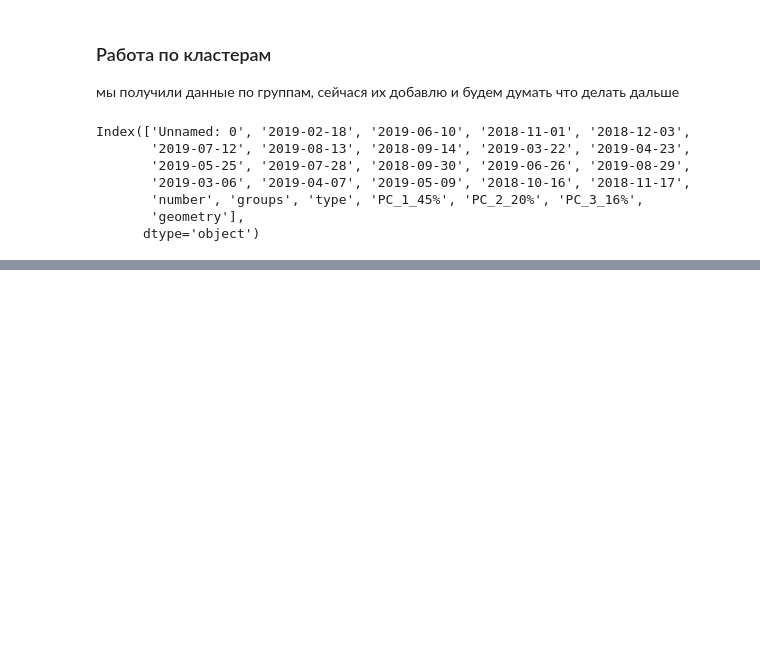
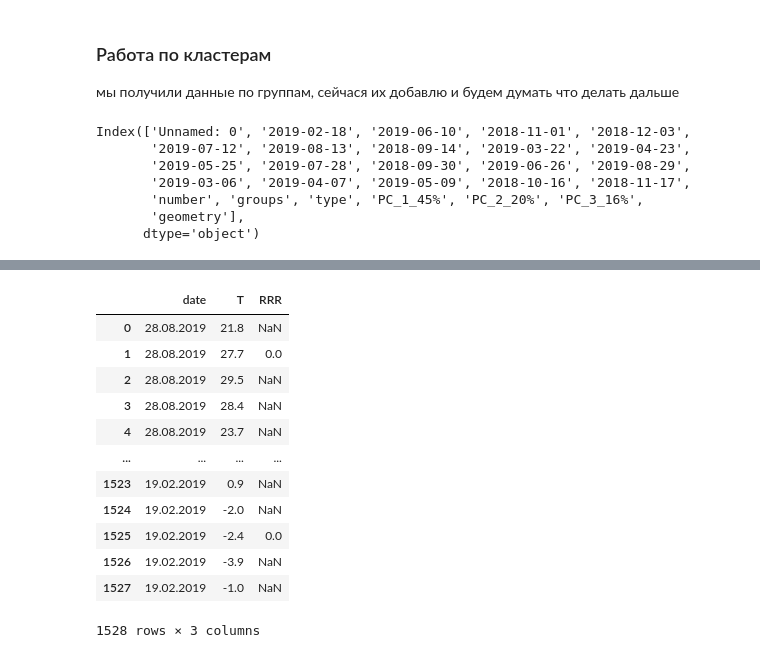
Before and after one commit to hukitoc94/Archangelskoe_NDTI_project, a Jupyter notebook: arhchan_project.ipynb, the cells around one changed output, grey strips where cells are left out. Saved outputs shown, nothing was run; the diff lists cells and outputs as text; code cells hidden in the pictures; blank space fills up the shorter version.

```diff
--- a/arhchan_project.ipynb
+++ b/arhchan_project.ipynb
@@ -303,0 +215,16 @@ box_plot.axvline(x = PP,color ='green', linewidth=2)
+# %%
+climat
+# %% [output]
+|  | date | T | RRR |
+| 0 | 28.08.2019 | 21.8 | NaN |
+| 1 | 28.08.2019 | 27.7 | 0.0 |
+| 2 | 28.08.2019 | 29.5 | NaN |
+| 3 | 28.08.2019 | 28.4 | NaN |
+| 4 | 28.08.2019 | 23.7 | NaN |
+| ... | ... | ... | ... |
+| 1523 | 19.02.2019 | 0.9 | NaN |
+| 1524 | 19.02.2019 | -2.0 | NaN |
+| 1525 | 19.02.2019 | -2.4 | 0.0 |
+| 1526 | 19.02.2019 | -3.9 | NaN |
+| 1527 | 19.02.2019 | -1.0 | NaN |
+1528 rows × 3 columns
```
Also changed, not shown: parts of 39 cells of this notebook, 5 other files.
